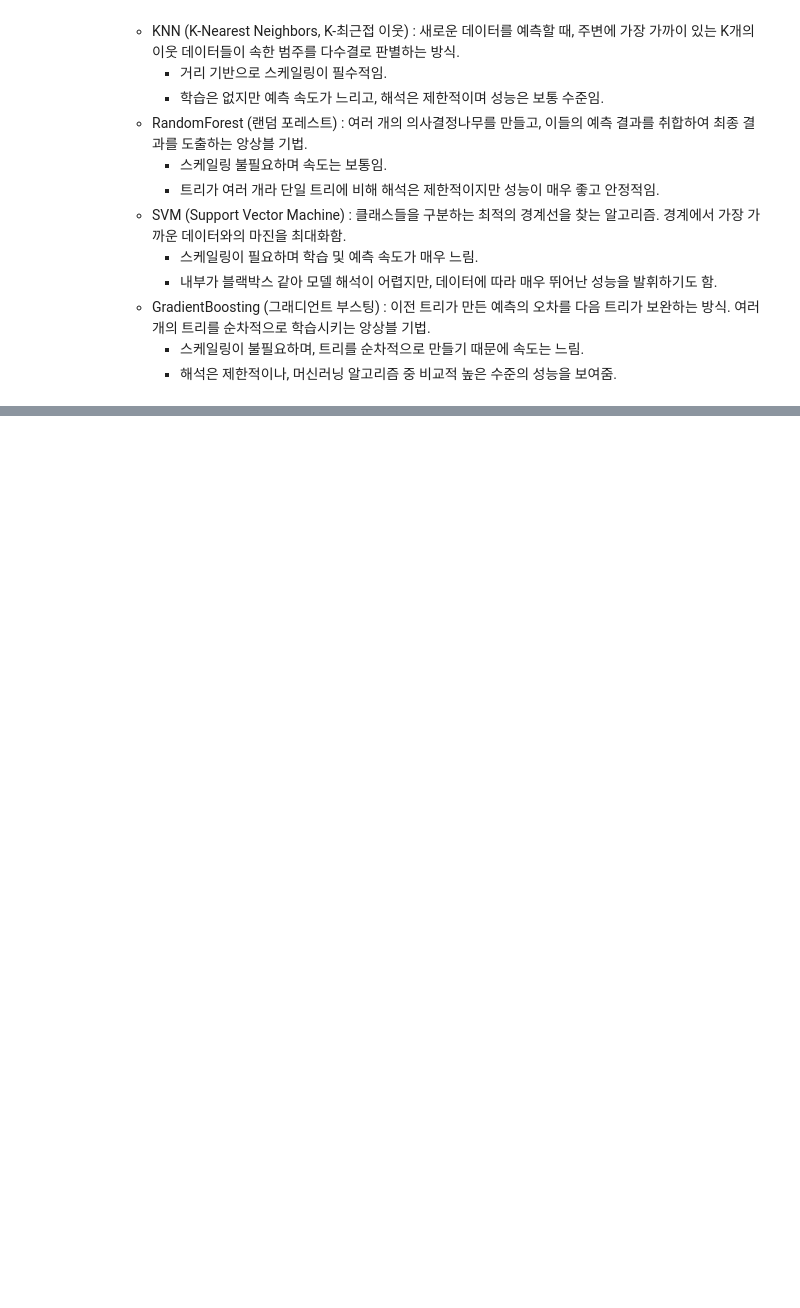
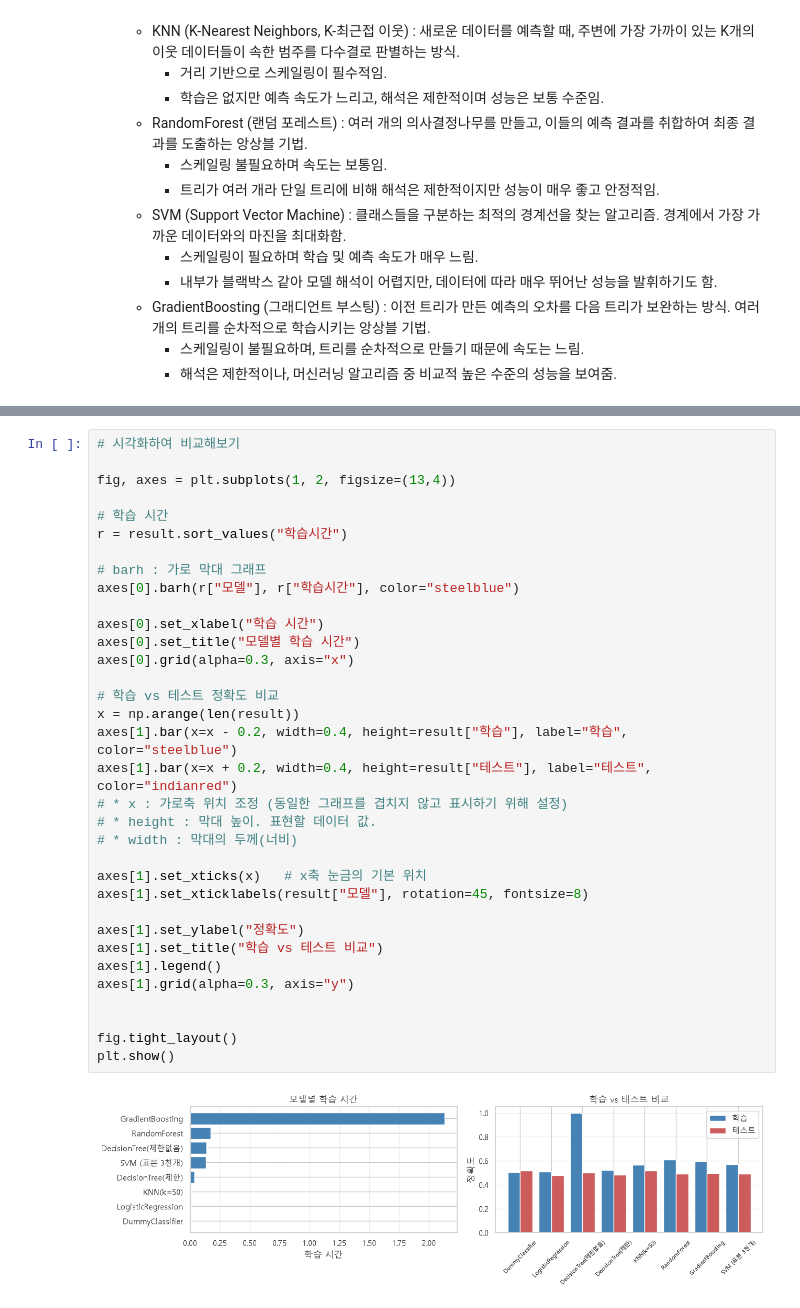
Before and after one commit to sjlimiei26/6_Python, a Jupyter notebook: 12_ml/03_classification.ipynb, the cells around one changed output, grey strips where cells are left out. Drawn from its saved outputs; the diff is of its cells as text; blank space fills up the shorter version.

```diff
--- a/12_ml/03_classification.ipynb
+++ b/12_ml/03_classification.ipynb
@@ -114,0 +167,36 @@ rows = []
+# %%
+# 시각화하여 비교해보기
+
+fig, axes = plt.subplots(1, 2, figsize=(13,4))
+
+# 학습 시간
+r = result.sort_values("학습시간")
+
+# barh : 가로 막대 그래프
+axes[0].barh(r["모델"], r["학습시간"], color="steelblue")
+
+axes[0].set_xlabel("학습 시간")
+axes[0].set_title("모델별 학습 시간")
+axes[0].grid(alpha=0.3, axis="x")
+
+# 학습 vs 테스트 정확도 비교
+x = np.arange(len(result))
+axes[1].bar(x=x - 0.2, width=0.4, height=result["학습"], label="학습", color="steelblue")
+axes[1].bar(x=x + 0.2, width=0.4, height=result["테스트"], label="테스트", color="indianred")
+# * x : 가로축 위치 조정 (동일한 그래프를 겹치지 않고 표시하기 위해 설정)
+# * height : 막대 높이. 표현할 데이터 값.
+# * width : 막대의 두께(너비)
+
+axes[1].set_xticks(x)   # x축 눈금의 기본 위치
+axes[1].set_xticklabels(result["모델"], rotation=45, fontsize=8)
+
+axes[1].set_ylabel("정확도")
+axes[1].set_title("학습 vs 테스트 비교")
+axes[1].legend()
+axes[1].grid(alpha=0.3, axis="y")
+
+
+fig.tight_layout()
+plt.show()
+# %% [output]
+[figure, added]
```
Also changed, not shown: parts of 2 cells of this notebook.
